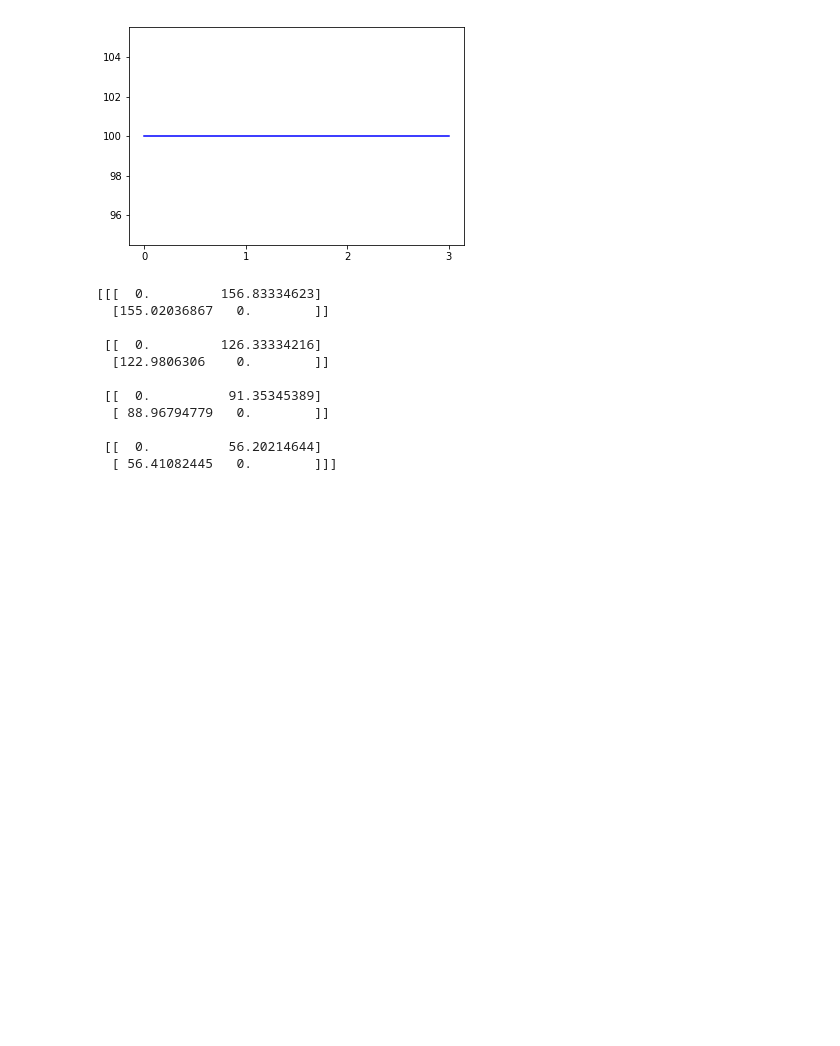
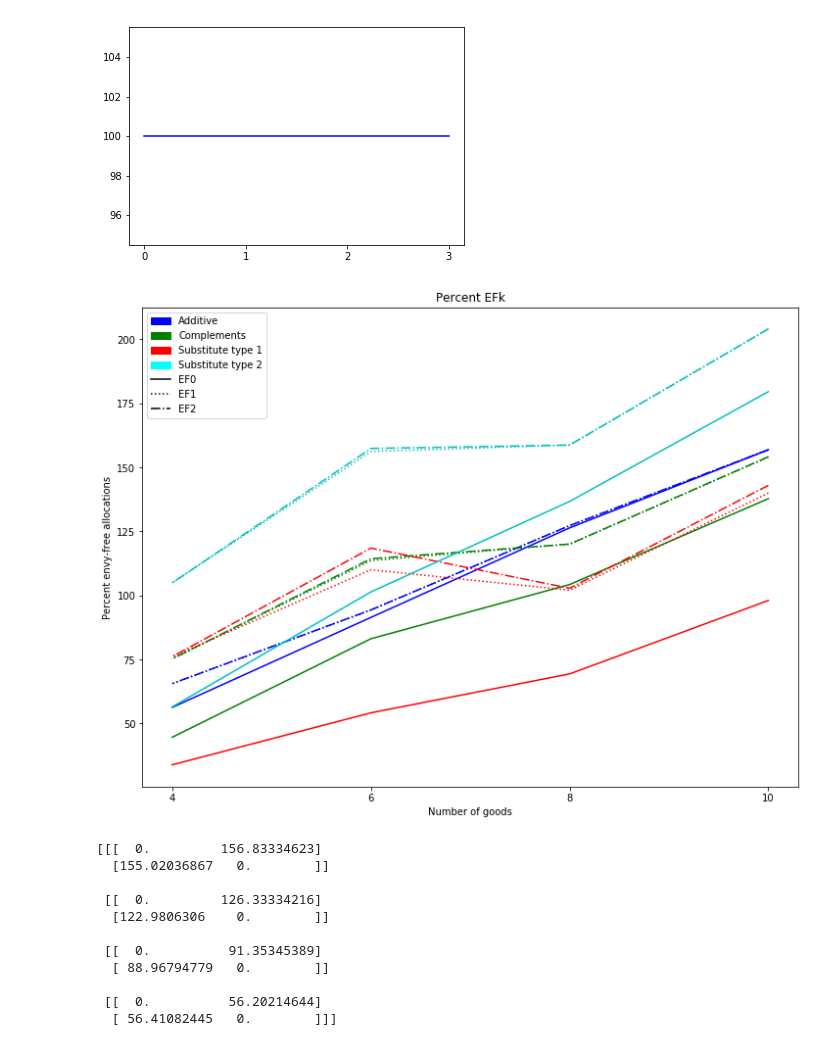
Before and after one commit to shailr/ef-alloc-experiments, a Jupyter notebook: EF_analysis.ipynb, the cells around one changed output. Cells and saved outputs as stored; diff of their text form; code cells hidden in the pictures; blank space fills up the shorter version.

```diff
--- a/EF_analysis.ipynb
+++ b/EF_analysis.ipynb
@@ -73,6 +125,39 @@ plotseries(getseries(dir_uv, "ef2_percent"))
 [figure]
 [figure]
 [figure]
+# %%
+plt.figure(random.randint(0, 100), figsize=(12,9))
+xticks = np.array([10, 8, 6, 4])
+plt.xticks(xticks)
+
+plt.plot(xticks, getseries(dir_u, "ef0_means")[:,0,1], 'b-')
+plt.plot(xticks, getseries(dir_u, "ef1_means")[:,0,1], 'b:')
+plt.plot(xticks, getseries(dir_u, "ef2_means")[:,0,1], 'b-.')
+plt.plot(xticks, getseries(dir_uv, "ef0_means")[:,0,1], 'g-')
+plt.plot(xticks, getseries(dir_uv, "ef1_means")[:,0,1], 'g:')
+plt.plot(xticks, getseries(dir_uv, "ef2_means")[:,0,1], 'g-.')
+plt.plot(xticks, getseries(dir_us1, "ef0_means")[:,0,1], 'r-')
+plt.plot(xticks, getseries(dir_us1, "ef1_means")[:,0,1], 'r:')
+plt.plot(xticks, getseries(dir_us1, "ef2_means")[:,0,1], 'r-.')
+plt.plot(xticks, getseries(dir_us2, "ef0_means")[:,0,1], 'c-')
+plt.plot(xticks, getseries(dir_us2, "ef1_means")[:,0,1], 'c:')
+plt.plot(xticks, getseries(dir_us2, "ef2_means")[:,0,1], 'c-.')
+
+add_patch = mpatches.Patch(color='blue', label='Additive')
+comp_patch = mpatches.Patch(color='green', label='Complements')
+sub1_patch = mpatches.Patch(color='red', label='Substitute type 1')
+sub2_patch = mpatches.Patch(color='cyan', label='Substitute type 2')
+ef0_line = mlines.Line2D([], [], color='black', linestyle='-', label='EF0')
+ef1_line = mlines.Line2D([], [], color='black', linestyle=':', label='EF1')
+ef2_line = mlines.Line2D([], [], color='black', linestyle='-.', label='EF2')
+plt.legend(handles=[add_patch, comp_patch, sub1_patch, sub2_patch, ef0_line, ef1_line, ef2_line], loc='best')
+
+plt.title('Percent EFk')
+plt.xlabel('Number of goods')
+plt.ylabel('Percent envy-free allocations')
+plt.show()
+# %% [output]
+[figure, added]
 # %%
 series = getseries(dir_u, "ef0_means")
 print(series)
```
Also changed, not shown: parts of 4 cells of this notebook, 2 other files.
